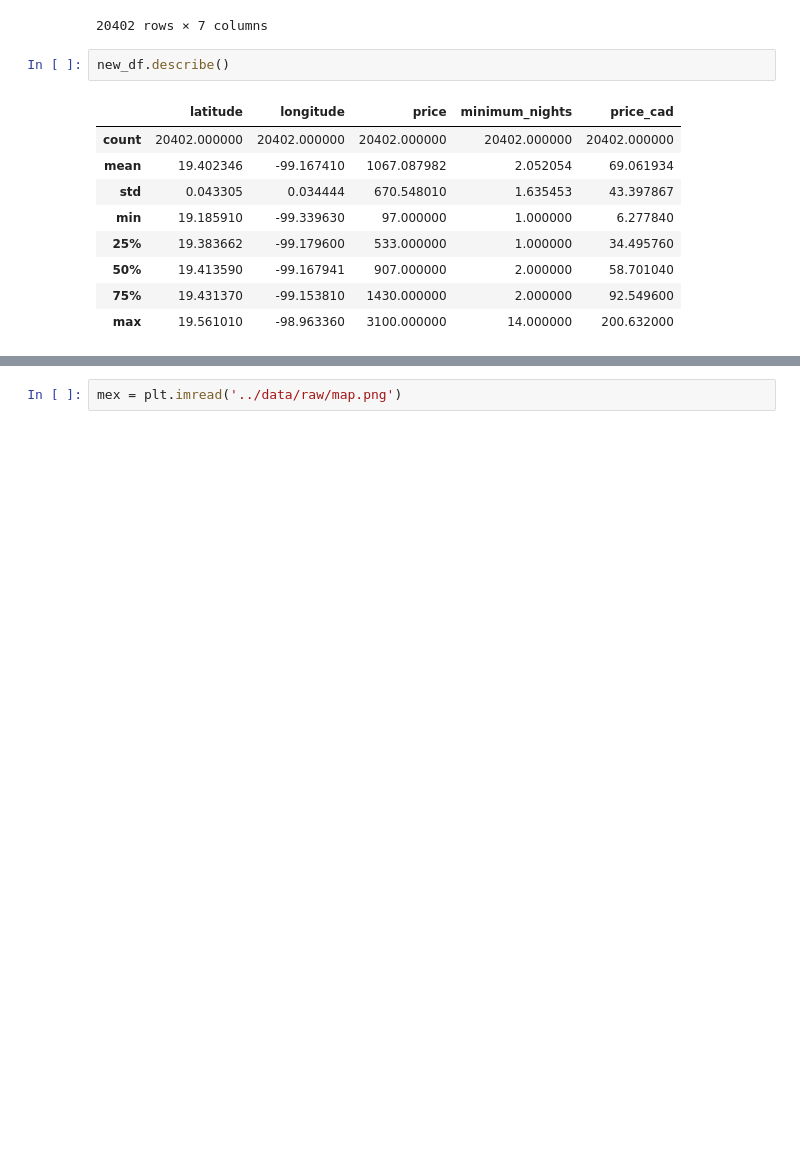
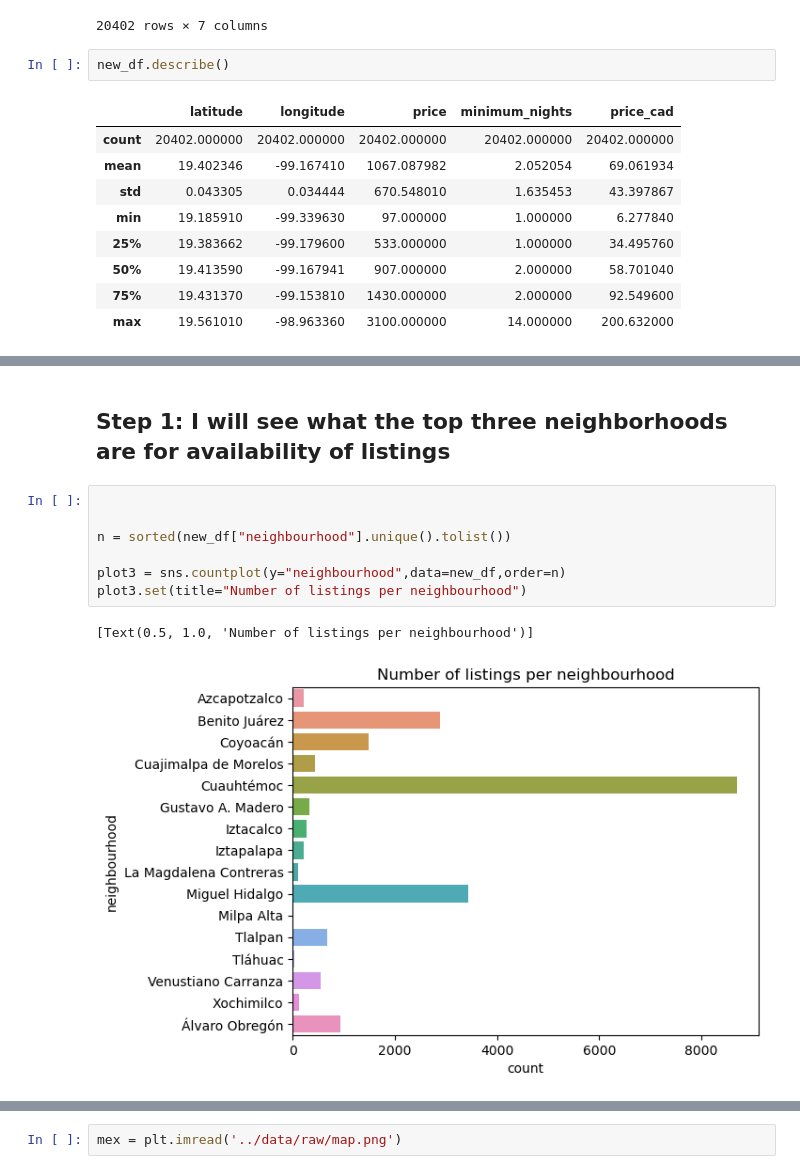
Before and after one commit to ubco-W2022T2-data301/project-group-group21, a Jupyter notebook: analysis/analysis2.ipynb, the cells around one changed output, grey strips where cells are left out. Saved outputs shown, nothing was run; the diff lists cells and outputs as text; blank space fills up the shorter version.

```diff
--- a/analysis/analysis2.ipynb
+++ b/analysis/analysis2.ipynb
@@ -340,0 +344,12 @@ SyntaxError: invalid syntax (2711551069.py, line 1)
+# %% [markdown]
+## Step 1: I will see what the top three neighborhoods are for availability of listings
+# %%
+
+
+n = sorted(new_df["neighbourhood"].unique().tolist())
+
+plot3 = sns.countplot(y="neighbourhood",data=new_df,order=n)
+plot3.set(title="Number of listings per neighbourhood")
+# %% [output]
+[Text(0.5, 1.0, 'Number of listings per neighbourhood')]
+[figure, added]
```
Also changed, not shown: parts of 21 cells of this notebook, 1 other file.
